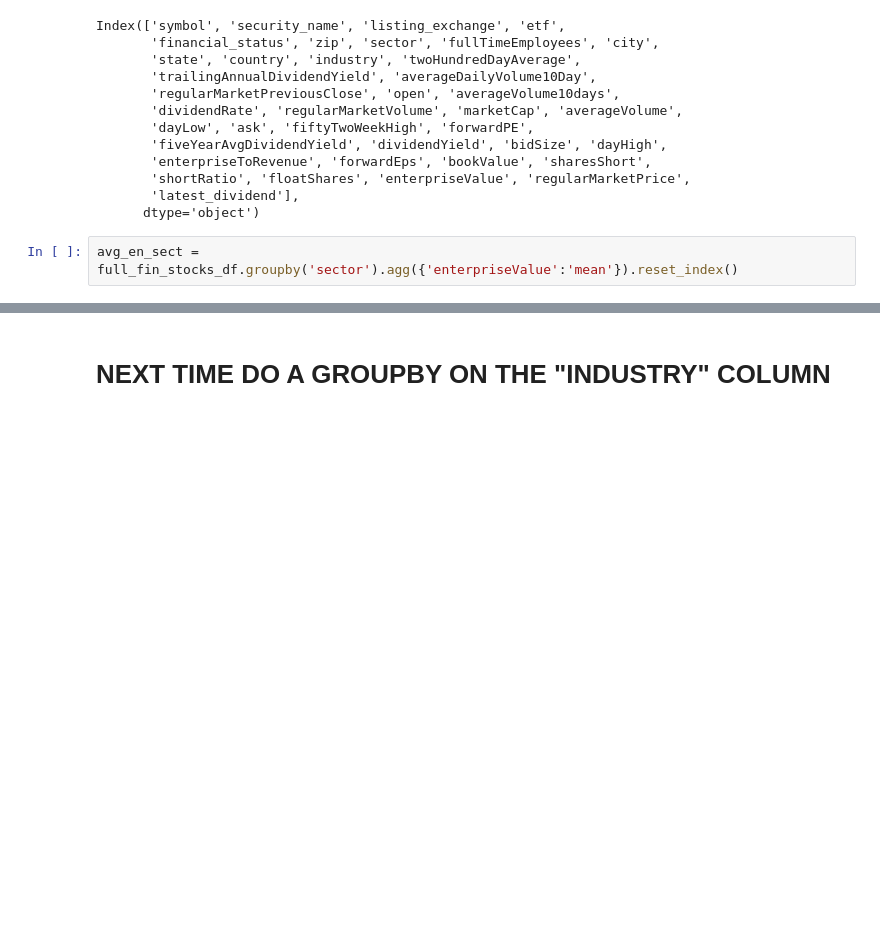
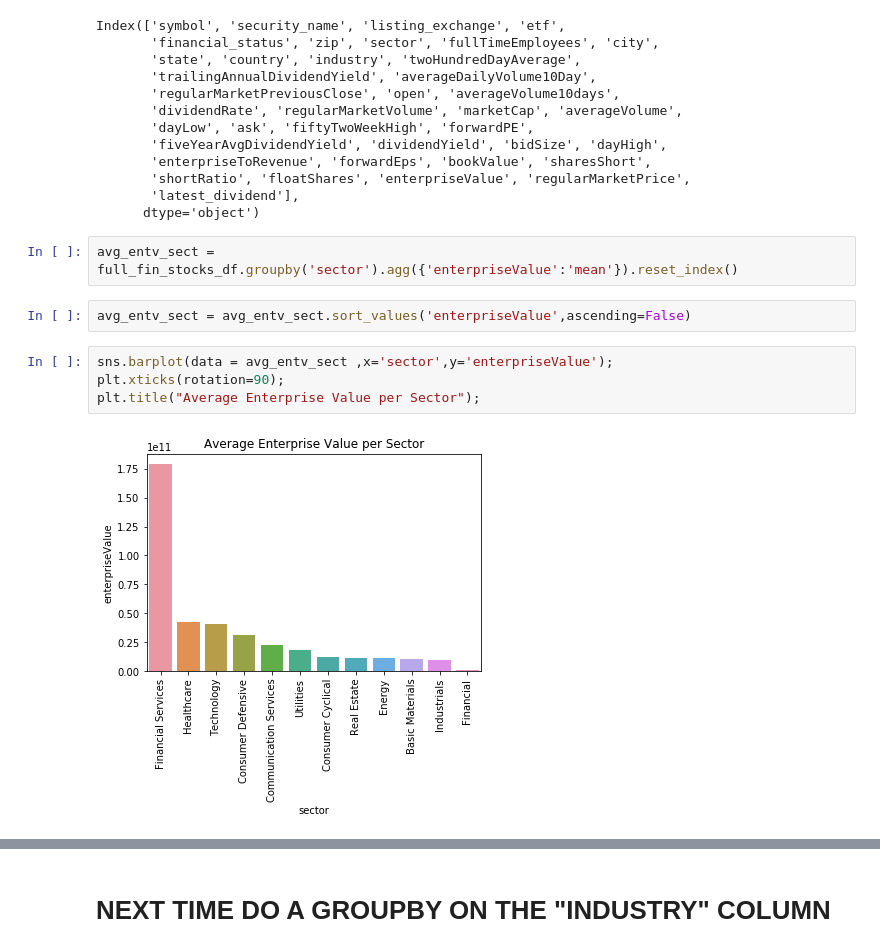
Before and after one commit to ipatel467/Stock-Market-Analysis, a Jupyter notebook: Stocks.ipynb, the cells around one changed output, grey strips where cells are left out. Drawn from its saved outputs; the diff is of its cells as text; blank space fills up the shorter version.

```diff
--- a/Stocks.ipynb
+++ b/Stocks.ipynb
@@ -385,4 +385,12 @@ Index(['symbol', 'security_name', 'listing_exchange', 'etf',
        'latest_dividend'],
       dtype='object')
 # %%
-avg_en_sect = full_fin_stocks_df.groupby('sector').agg({'enterpriseValue':'mean'}).reset_index()
+avg_entv_sect = full_fin_stocks_df.groupby('sector').agg({'enterpriseValue':'mean'}).reset_index()
+# %%
+avg_entv_sect = avg_entv_sect.sort_values('enterpriseValue',ascending=False)
+# %%
+sns.barplot(data = avg_entv_sect ,x='sector',y='enterpriseValue');
+plt.xticks(rotation=90);
+plt.title("Average Enterprise Value per Sector");
+# %% [output]
+[figure, added]
```
Also changed, not shown: parts of 4 cells of this notebook.
